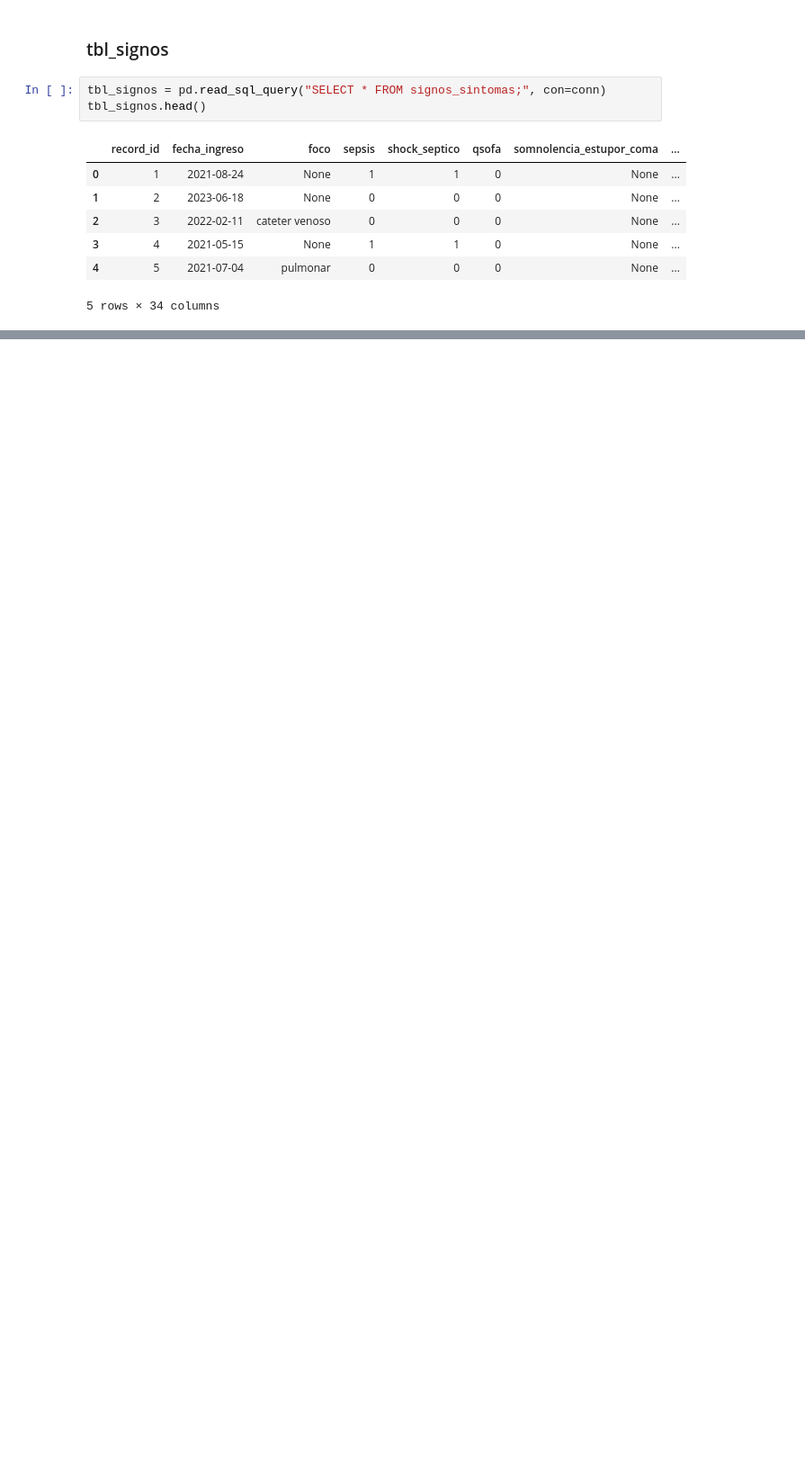
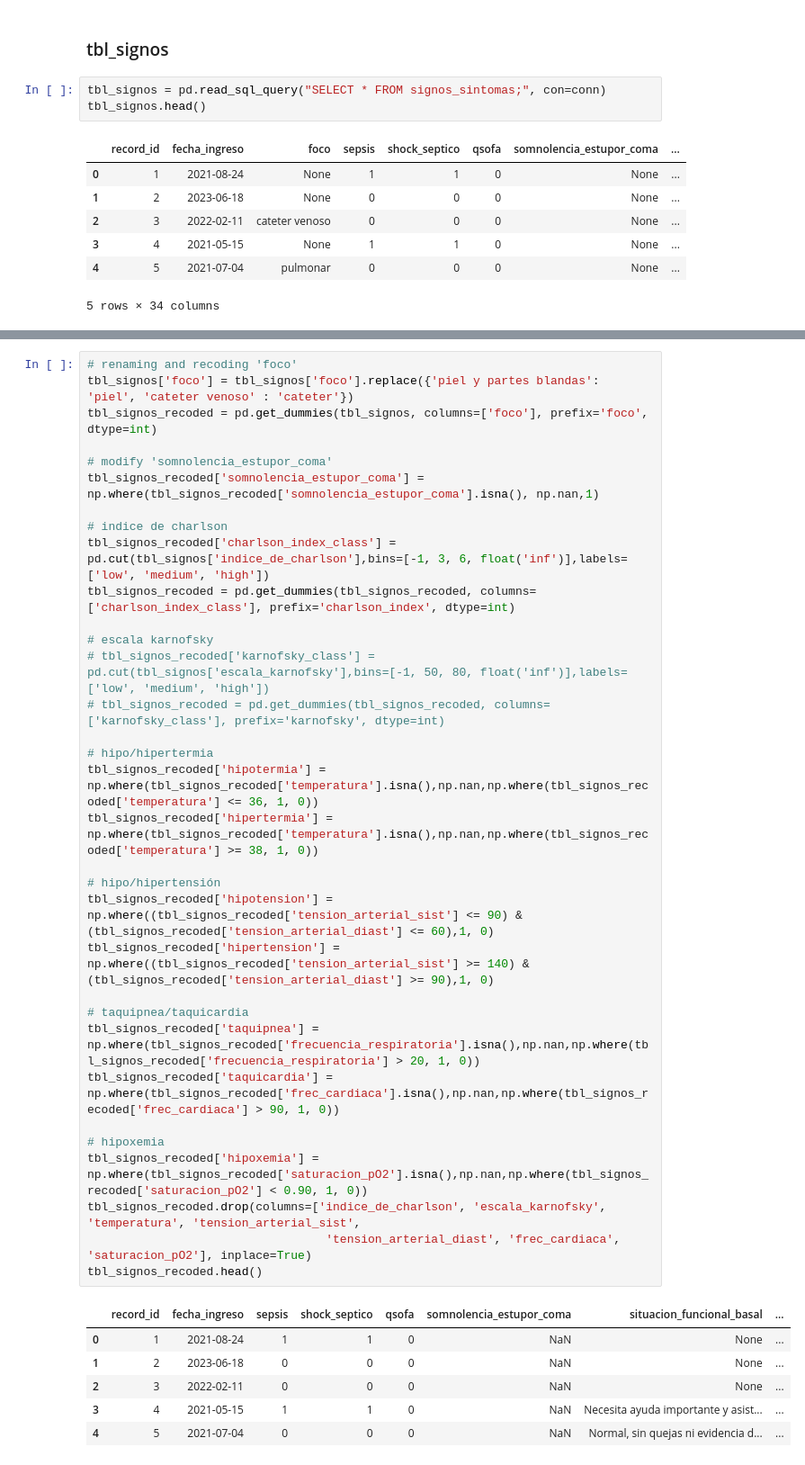
Before and after one commit to PauPascualMas/ML_model, a Jupyter notebook: notebooks/preprocess.ipynb, the cells around one changed output, grey strips where cells are left out. Shown at 90% size. Drawn from its saved outputs; the diff is of its cells as text; blank space fills up the shorter version.

```diff
--- a/notebooks/preprocess.ipynb
+++ b/notebooks/preprocess.ipynb
@@ -222,0 +256,40 @@ tbl_signos.head()
+# %%
+# renaming and recoding 'foco'
+tbl_signos['foco'] = tbl_signos['foco'].replace({'piel y partes blandas': 'piel', 'cateter venoso' : 'cateter'})
+tbl_signos_recoded = pd.get_dummies(tbl_signos, columns=['foco'], prefix='foco', dtype=int)
+
+# modify 'somnolencia_estupor_coma'
+tbl_signos_recoded['somnolencia_estupor_coma'] = np.where(tbl_signos_recoded['somnolencia_estupor_coma'].isna(), np.nan,1)
+
+# indice de charlson
+tbl_signos_recoded['charlson_index_class'] = pd.cut(tbl_signos['indice_de_charlson'],bins=[-1, 3, 6, float('inf')],labels=['low', 'medium', 'high'])
+tbl_signos_recoded = pd.get_dummies(tbl_signos_recoded, columns=['charlson_index_class'], prefix='charlson_index', dtype=int)
+
+# escala karnofsky
+# tbl_signos_recoded['karnofsky_class'] = pd.cut(tbl_signos['escala_karnofsky'],bins=[-1, 50, 80, float('inf')],labels=['low', 'medium', 'high'])
+# tbl_signos_recoded = pd.get_dummies(tbl_signos_recoded, columns=['karnofsky_class'], prefix='karnofsky', dtype=int)
+
+# hipo/hipertermia
+tbl_signos_recoded['hipotermia'] = np.where(tbl_signos_recoded['temperatura'].isna(),np.nan,np.where(tbl_signos_recoded['temperatura'] <= 36, 1, 0))
+tbl_signos_recoded['hipertermia'] = np.where(tbl_signos_recoded['temperatura'].isna(),np.nan,np.where(tbl_signos_recoded['temperatura'] >= 38, 1, 0))
+
+# hipo/hipertensión
+tbl_signos_recoded['hipotension'] = np.where((tbl_signos_recoded['tension_arterial_sist'] <= 90) &(tbl_signos_recoded['tension_arterial_diast'] <= 60),1, 0)
+tbl_signos_recoded['hipertension'] = np.where((tbl_signos_recoded['tension_arterial_sist'] >= 140) &(tbl_signos_recoded['tension_arterial_diast'] >= 90),1, 0)
+
+# taquipnea/taquicardia
+tbl_signos_recoded['taquipnea'] = np.where(tbl_signos_recoded['frecuencia_respiratoria'].isna(),np.nan,np.where(tbl_signos_recoded['frecuencia_respiratoria'] > 20, 1, 0))
+tbl_signos_recoded['taquicardia'] = np.where(tbl_signos_recoded['frec_cardiaca'].isna(),np.nan,np.where(tbl_signos_recoded['frec_cardiaca'] > 90, 1, 0))
+
+# hipoxemia
+tbl_signos_recoded['hipoxemia'] = np.where(tbl_signos_recoded['saturacion_pO2'].isna(),np.nan,np.where(tbl_signos_recoded['saturacion_pO2'] < 0.90, 1, 0))
+tbl_signos_recoded.drop(columns=['indice_de_charlson', 'escala_karnofsky', 'temperatura', 'tension_arterial_sist',
+                                  'tension_arterial_diast', 'frec_cardiaca', 'saturacion_pO2'], inplace=True)
+tbl_signos_recoded.head()
+# %% [output]
+|  | record_id | fecha_ingreso | sepsis | shock_septico | qsofa | somnolencia_estupor_coma | situacion_funcional_basal | ... |
+| 0 | 1 | 2021-08-24 | 1 | 1 | 0 | NaN | None | ... |
+| 1 | 2 | 2023-06-18 | 0 | 0 | 0 | NaN | None | ... |
+| 2 | 3 | 2022-02-11 | 0 | 0 | 0 | NaN | None | ... |
+| 3 | 4 | 2021-05-15 | 1 | 1 | 0 | NaN | Necesita ayuda importante y asist... | ... |
+| 4 | 5 | 2021-07-04 | 0 | 0 | 0 | NaN | Normal, sin quejas ni evidencia d... | ... |
```
Also changed, not shown: parts of 39 cells of this notebook, 25 other files.
